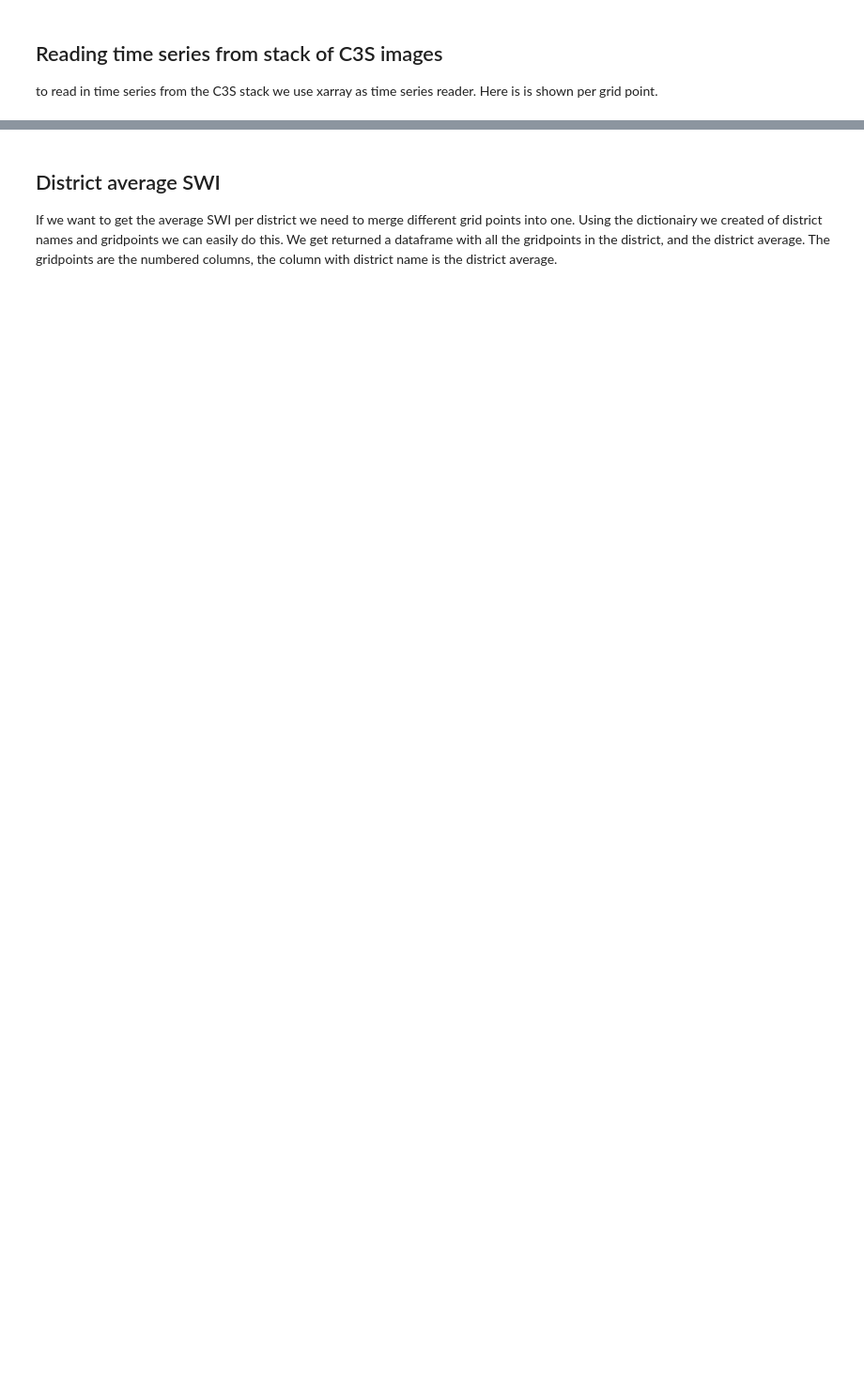
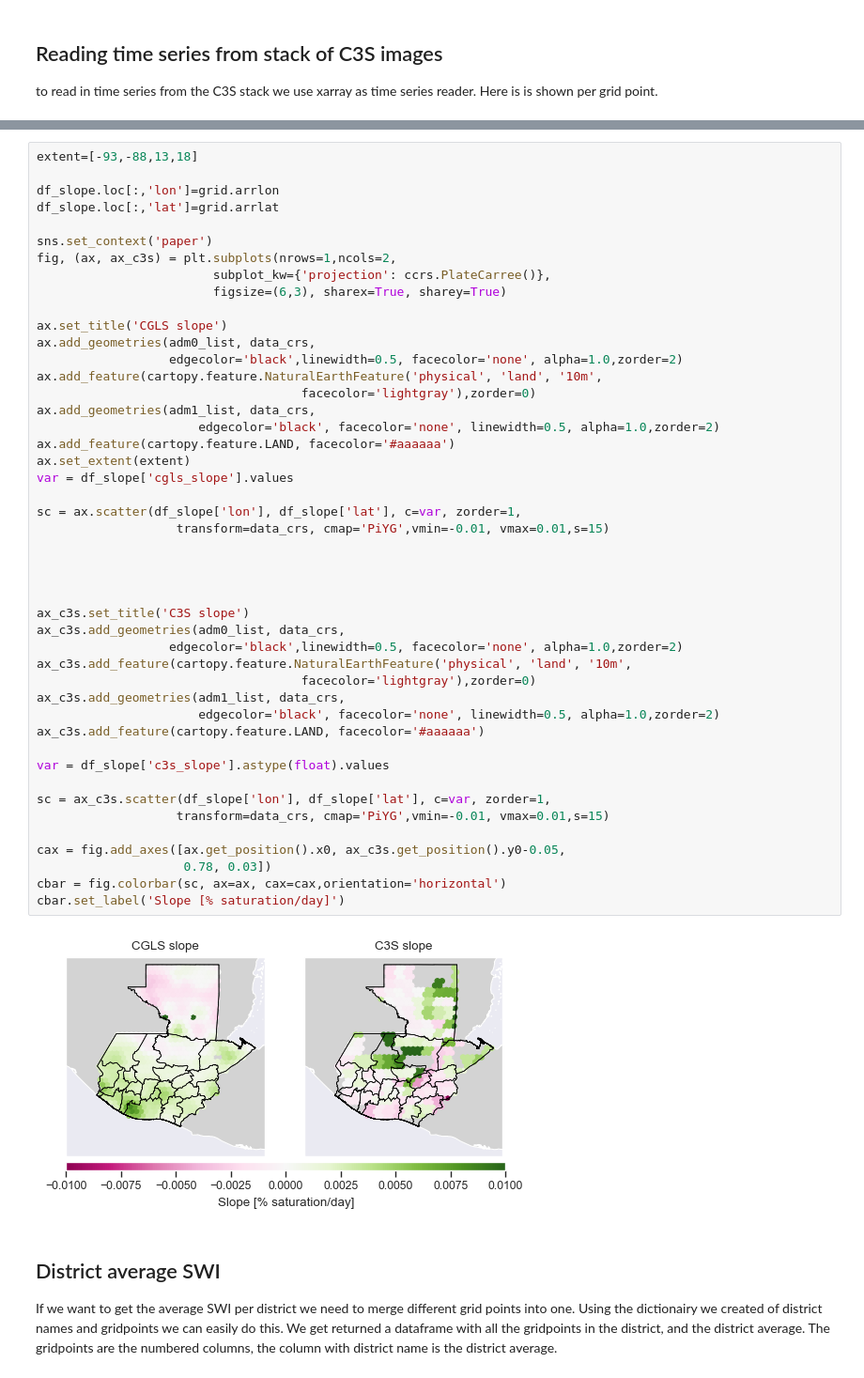
Before and after one commit to mvreugde/MiCRO, a Jupyter notebook: reading_plotting.ipynb, the cells around one changed output, grey strips where cells are left out. Shown at 94% size. Drawn from its saved outputs; the diff is of its cells as text; blank space fills up the shorter version.

```diff
--- a/reading_plotting.ipynb
+++ b/reading_plotting.ipynb
@@ -129,3 +165,51 @@ Text(0, 0.5, 'SWI [m$^3$m$^-3$]')
+# %%
+extent=[-93,-88,13,18]
+
+df_slope.loc[:,'lon']=grid.arrlon
+df_slope.loc[:,'lat']=grid.arrlat
+
+sns.set_context('paper')
+fig, (ax, ax_c3s) = plt.subplots(nrows=1,ncols=2,
+                        subplot_kw={'projection': ccrs.PlateCarree()},
+                        figsize=(6,3), sharex=True, sharey=True)
+
+ax.set_title('CGLS slope')
+ax.add_geometries(adm0_list, data_crs,
+                  edgecolor='black',linewidth=0.5, facecolor='none', alpha=1.0,zorder=2)
+ax.add_feature(cartopy.feature.NaturalEarthFeature('physical', 'land', '10m',
+                                    facecolor='lightgray'),zorder=0)
+ax.add_geometries(adm1_list, data_crs,
+                      edgecolor='black', facecolor='none', linewidth=0.5, alpha=1.0,zorder=2)
+ax.add_feature(cartopy.feature.LAND, facecolor='#aaaaaa')
+ax.set_extent(extent)
+var = df_slope['cgls_slope'].values
+
+sc = ax.scatter(df_slope['lon'], df_slope['lat'], c=var, zorder=1,
+                   transform=data_crs, cmap='PiYG',vmin=-0.01, vmax=0.01,s=15)
+
+
+
+
+ax_c3s.set_title('C3S slope')
+ax_c3s.add_geometries(adm0_list, data_crs,
+                  edgecolor='black',linewidth=0.5, facecolor='none', alpha=1.0,zorder=2)
+ax_c3s.add_feature(cartopy.feature.NaturalEarthFeature('physical', 'land', '10m',
+                                    facecolor='lightgray'),zorder=0)
+ax_c3s.add_geometries(adm1_list, data_crs,
+                      edgecolor='black', facecolor='none', linewidth=0.5, alpha=1.0,zorder=2)
+ax_c3s.add_feature(cartopy.feature.LAND, facecolor='#aaaaaa')
+
+var = df_slope['c3s_slope'].astype(float).values
+
+sc = ax_c3s.scatter(df_slope['lon'], df_slope['lat'], c=var, zorder=1,
+                   transform=data_crs, cmap='PiYG',vmin=-0.01, vmax=0.01,s=15)
+
+cax = fig.add_axes([ax.get_position().x0, ax_c3s.get_position().y0-0.05,
+                    0.78, 0.03])
+cbar = fig.colorbar(sc, ax=ax, cax=cax,orientation='horizontal')
+cbar.set_label('Slope [% saturation/day]')
+# %% [output]
+[figure, new version]
 # %% [markdown]
 ## District average SWI
 If we want to get the average SWI per district we need to merge different grid points into one. Using the dictionairy we created of district names and gridpoints we can easily do this. We get returned a dataframe with all the gridpoints in the district, and the district average. The gridpoints are the numbered columns, the column with district name is the district average.
```
Also changed, not shown: parts of 15 cells of this notebook.
